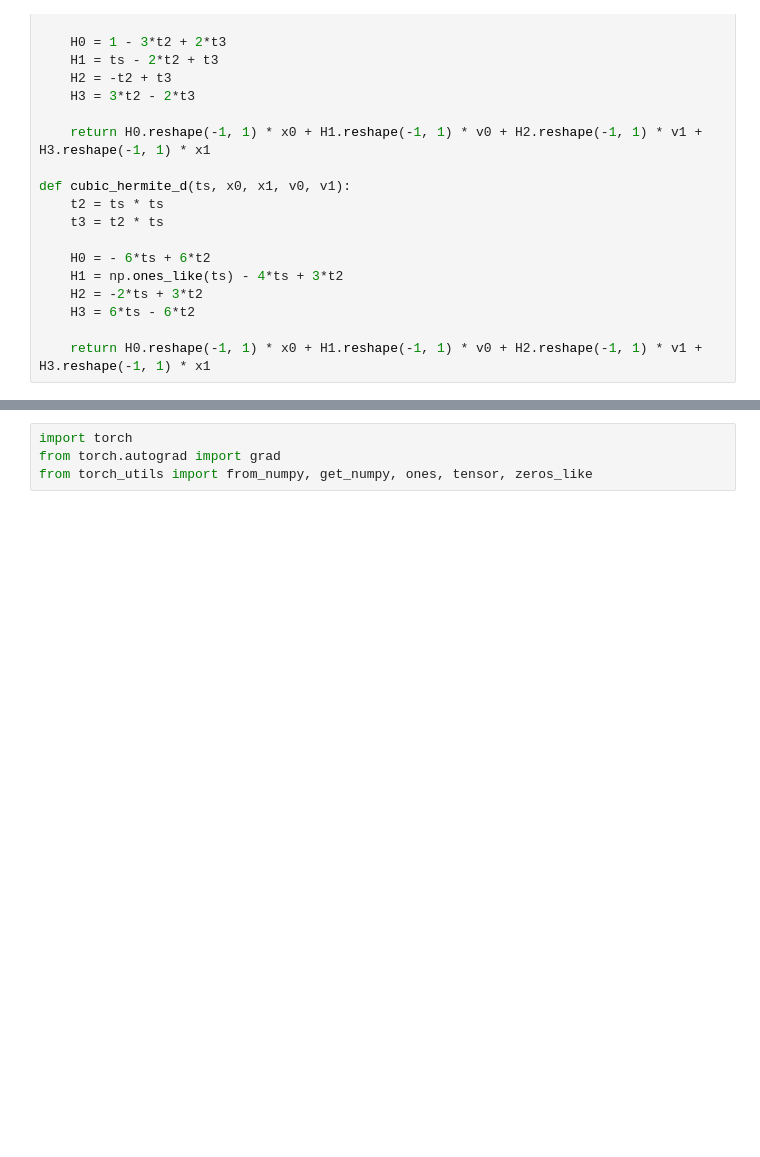
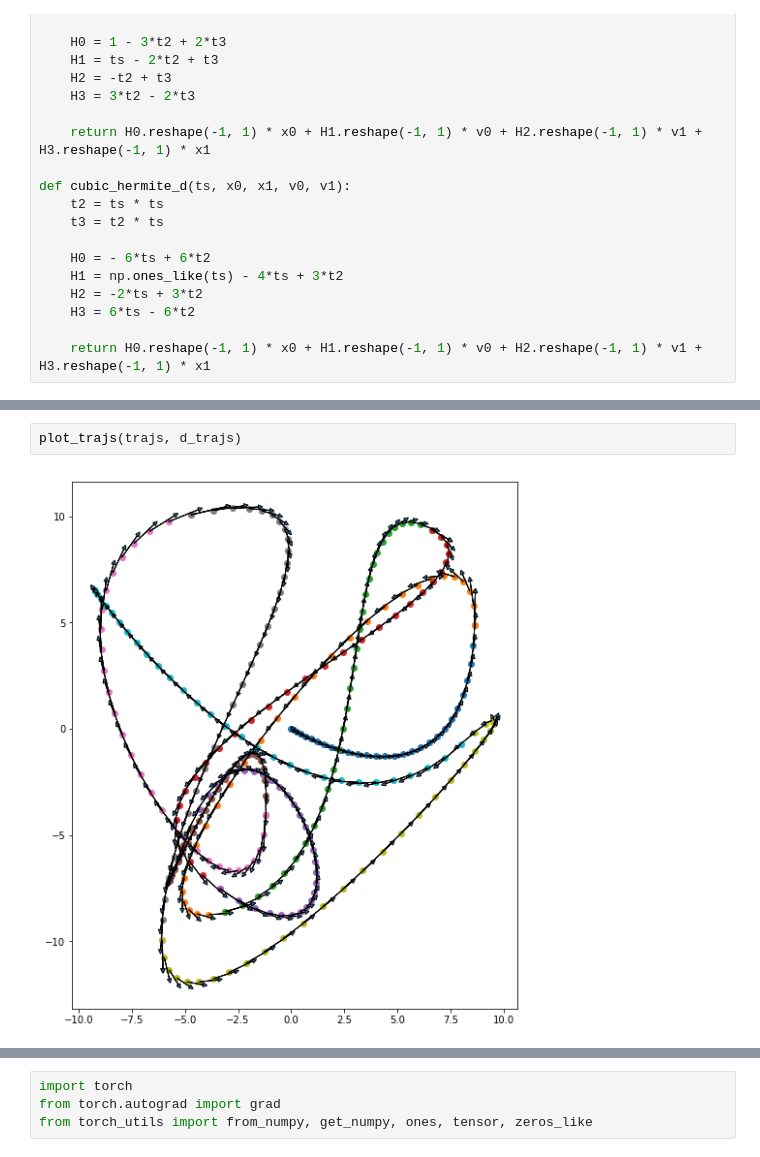
Before and after one commit to jacky-liang/roboopt, a Jupyter notebook: hw2/TrajOpt SB.ipynb, the cells around one changed output, grey strips where cells are left out. Saved outputs shown, nothing was run; the diff lists cells and outputs as text; blank space fills up the shorter version.

```diff
--- a/hw2/TrajOpt SB.ipynb
+++ b/hw2/TrajOpt SB.ipynb
@@ -140,0 +172,4 @@ plot_trajs(trajs, d_trajs)
+# %%
+plot_trajs(trajs, d_trajs)
+# %% [output]
+[figure, added]
```
Also changed, not shown: parts of 7 cells of this notebook, 3 other files.
